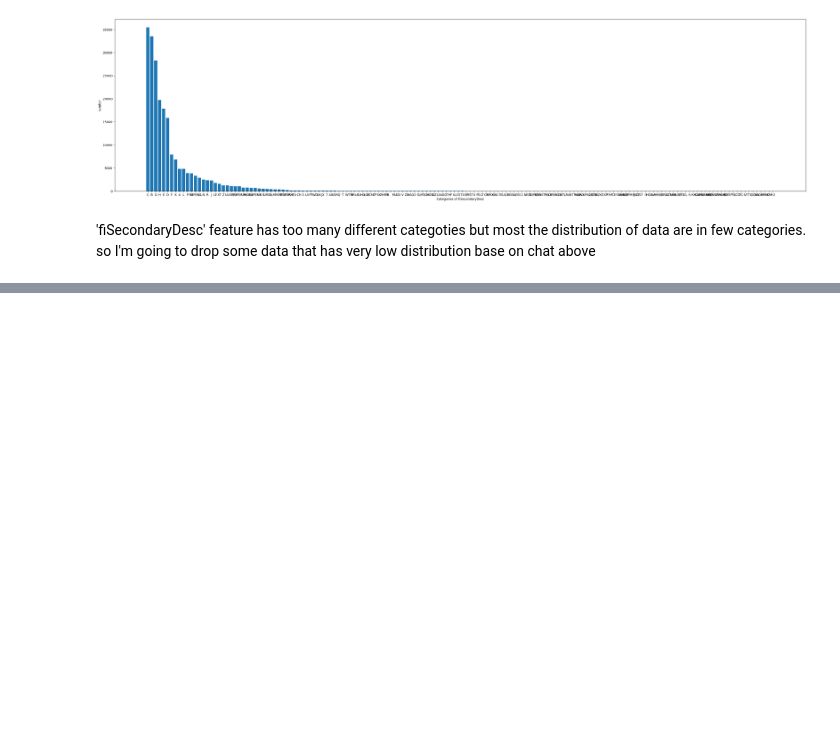
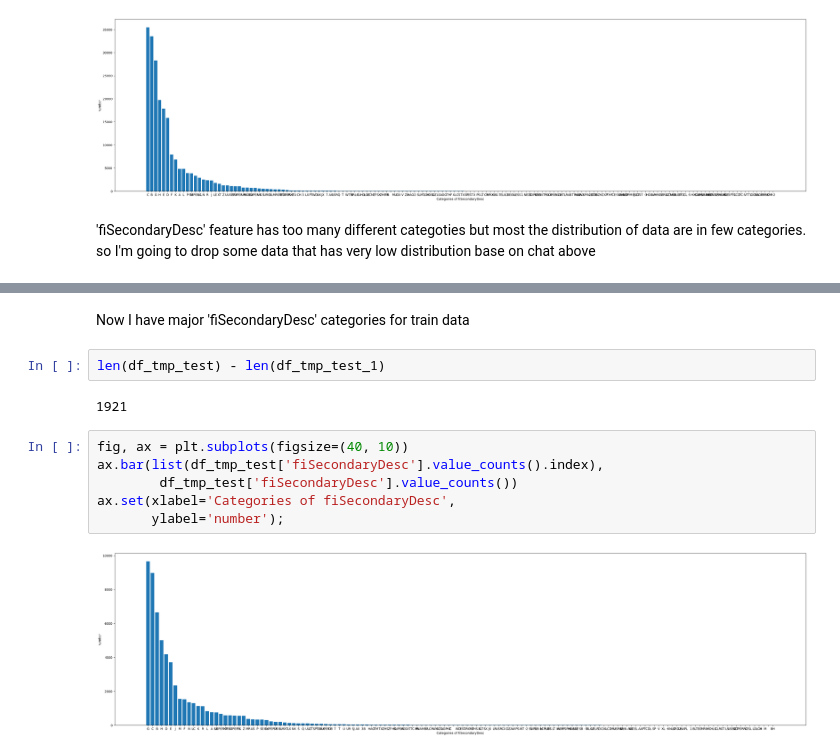
Before and after one commit to farajiptpb/Bulldozer-price-prediction, a Jupyter notebook: Bulldozer-price-prediction.ipynb, the cells around one changed output, grey strips where cells are left out. Saved outputs shown, nothing was run; the diff lists cells and outputs as text; blank space fills up the shorter version.

Commit message:
Add files via upload
major 'fiSecondaryDesc' categories for train and test data

```diff
--- a/Bulldozer-price-prediction.ipynb
+++ b/Bulldozer-price-prediction.ipynb
@@ -173,0 +190,14 @@ Now I have major 'fiSecondaryDesc' categories
+# %% [markdown]
+Now I have major 'fiSecondaryDesc' categories for train data
+# %%
+len(df_tmp_test) - len(df_tmp_test_1)
+# %% [output]
+1921
+# %%
+fig, ax = plt.subplots(figsize=(40, 10))
+ax.bar(list(df_tmp_test['fiSecondaryDesc'].value_counts().index),
+        df_tmp_test['fiSecondaryDesc'].value_counts())
+ax.set(xlabel='Categories of fiSecondaryDesc',
+       ylabel='number');
+# %% [output]
+[figure, added]
```
Also changed, not shown: parts of 12 cells of this notebook.
